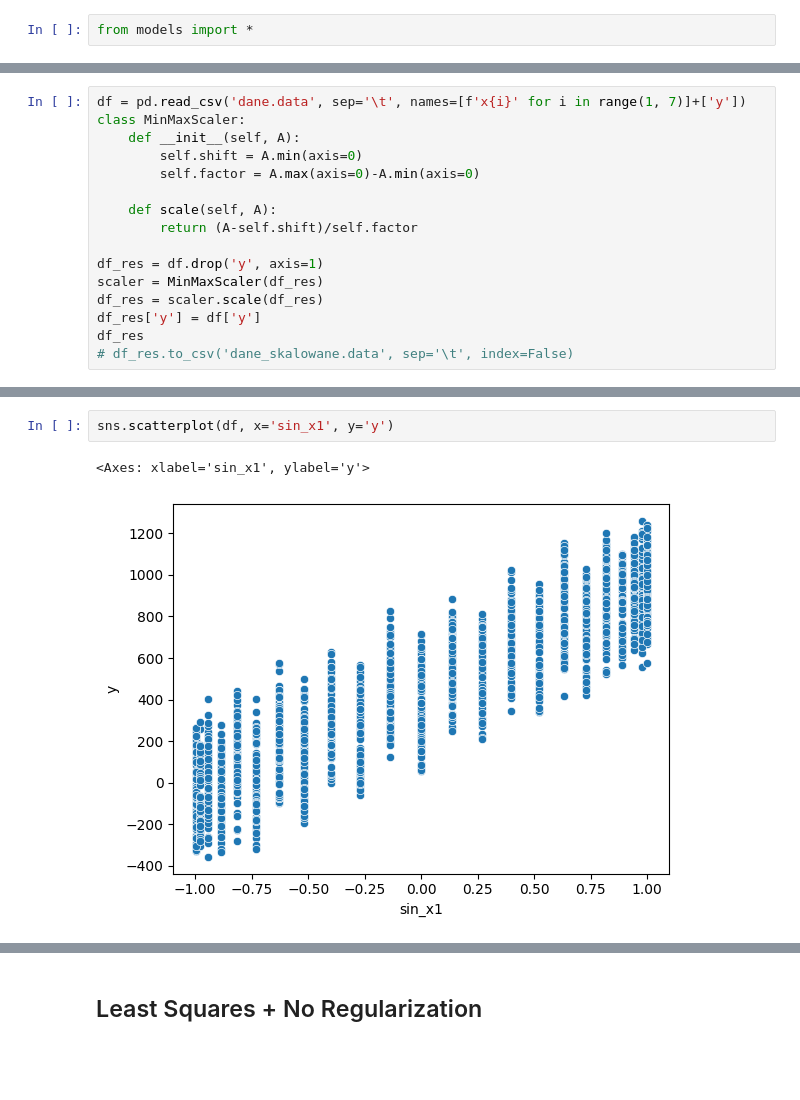
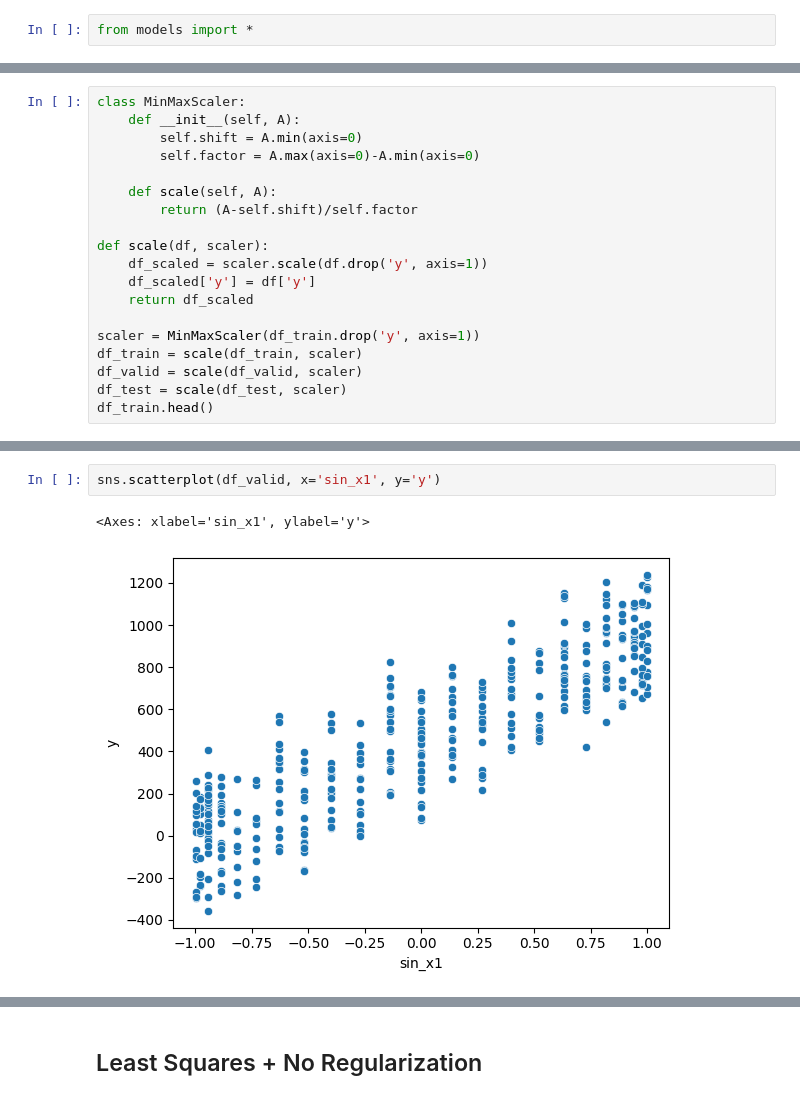
Before and after one commit to Marwyk2003/mpum_miniproject1, a Jupyter notebook: src/regression.ipynb, the cells around one changed output, grey strips where cells are left out. Saved outputs shown, nothing was run; the diff lists cells and outputs as text; blank space fills up the shorter version.

Commit message:
Scale based on training data only

```diff
--- a/src/regression.ipynb
+++ b/src/regression.ipynb
@@ -15,5 +36,4 @@ from models import *
 # %%
-df = pd.read_csv('dane.data', sep='\t', names=[f'x{i}' for i in range(1, 7)]+['y'])
 class MinMaxScaler:
     def __init__(self, A):
         self.shift = A.min(axis=0)
@@ -22,10 +42,14 @@ class MinMaxScaler:
     def scale(self, A):
         return (A-self.shift)/self.factor
 
-df_res = df.drop('y', axis=1)
-scaler = MinMaxScaler(df_res)
-df_res = scaler.scale(df_res)
-df_res['y'] = df['y']
-df_res
-# df_res.to_csv('dane_skalowane.data', sep='\t', index=False)
+def scale(df, scaler):
+    df_scaled = scaler.scale(df.drop('y', axis=1))
+    df_scaled['y'] = df['y']
+    return df_scaled
+
+scaler = MinMaxScaler(df_train.drop('y', axis=1))
+df_train = scale(df_train, scaler)
+df_valid = scale(df_valid, scaler)
+df_test = scale(df_test, scaler)
+df_train.head()
 # %% [output]
@@ -82,5 +114,5 @@ sns.scatterplot(df, x='x1', y='y')
 # %%
-sns.scatterplot(df, x='sin_x1', y='y')
+sns.scatterplot(df_valid, x='sin_x1', y='y')
 # %% [output]
 <Axes: xlabel='sin_x1', ylabel='y'>
-[figure, old version]
+[figure, new version]
```
Also changed, not shown: parts of 22 cells of this notebook, 1 other file.
